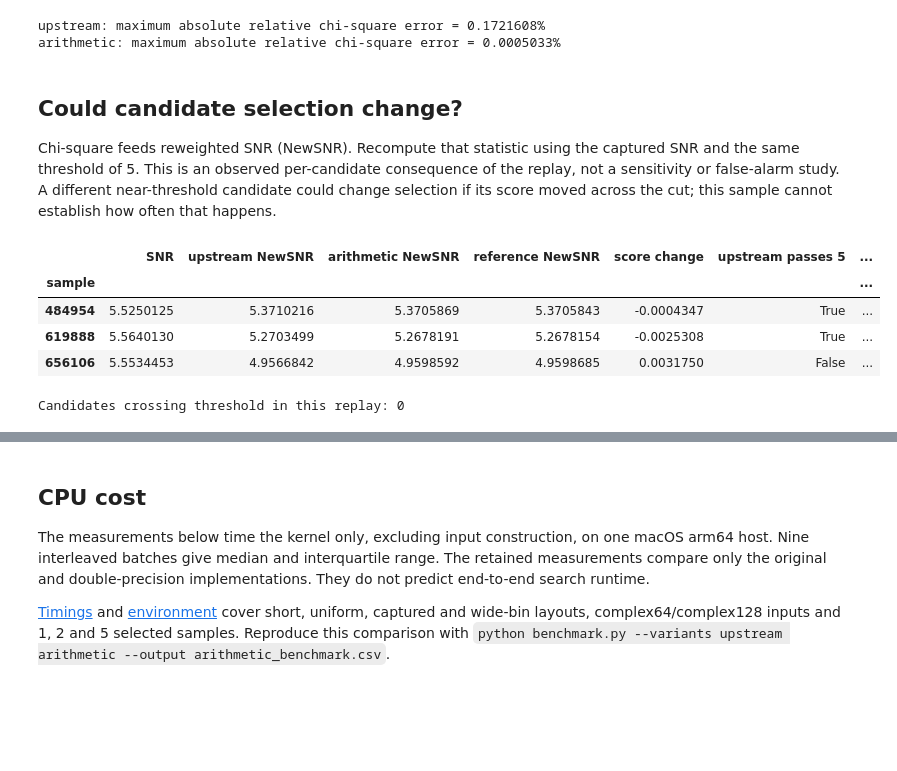
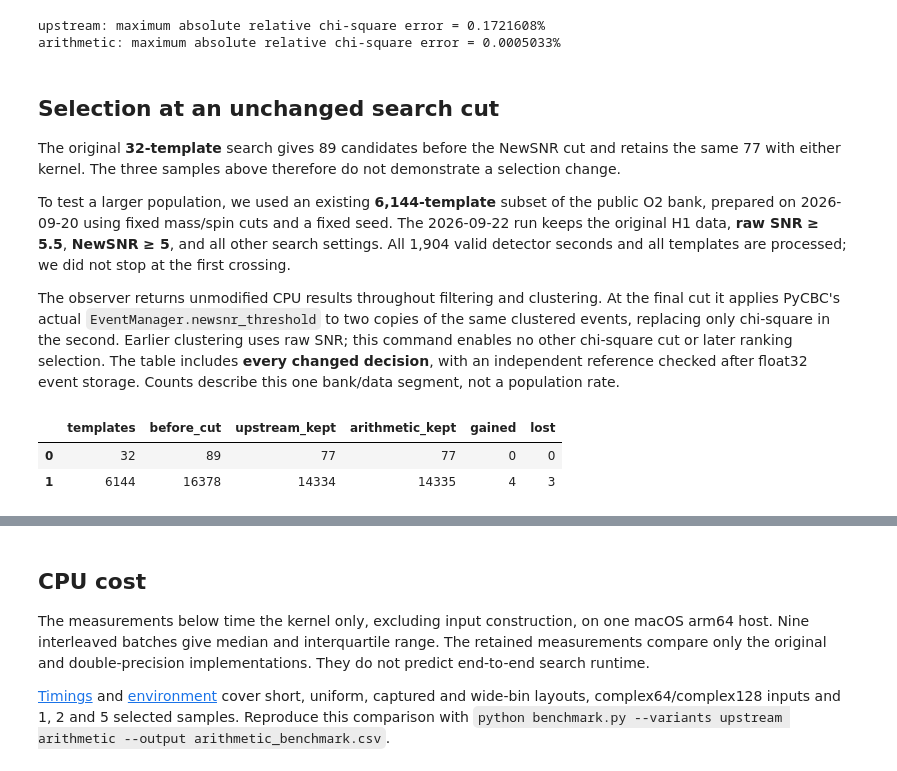
Before and after one commit to xangma/pycbc, a Jupyter notebook: examples/numerics/cpu_chisq_fixes/arithmetic_real_data.ipynb, the cells around one changed output, grey strips where cells are left out. Saved outputs shown, nothing was run; the diff lists cells and outputs as text; code cells hidden in the pictures; blank space fills up the shorter version.

Commit message:
Demonstrate fixed-cut H1 trigger changes from CPU arithmetic

```diff
--- a/examples/numerics/cpu_chisq_fixes/arithmetic_real_data.ipynb
+++ b/examples/numerics/cpu_chisq_fixes/arithmetic_real_data.ipynb
@@ -115,27 +123,51 @@ for label in modules:
 upstream: maximum absolute relative chi-square error = 0.1721608%
 arithmetic: maximum absolute relative chi-square error = 0.0005033%
 # %% [markdown]
-## Could candidate selection change?
+## Selection at an unchanged search cut
 
-Chi-square feeds reweighted SNR (NewSNR). Recompute that statistic using the captured SNR and the same threshold of 5. This is an observed per-candidate consequence of the replay, not a sensitivity or false-alarm study. A different near-threshold candidate could change selection if its score moved across the cut; this sample cannot establish how often that happens.
+The original **32-template** search gives 89 candidates before the NewSNR cut and retains the same 77 with either kernel. The three samples above therefore do not demonstrate a selection change.
+
+To test a larger population, we used an existing **6,144-template** subset of the public O2 bank, prepared on 2026-09-20 using fixed mass/spin cuts and a fixed seed. The 2026-09-22 run keeps the original H1 data, **raw SNR ≥ 5.5**, **NewSNR ≥ 5**, and all other search settings. All 1,904 valid detector seconds and all templates are processed; we did not stop at the first crossing.
+
+The observer returns unmodified CPU results throughout filtering and clustering. At the final cut it applies PyCBC's actual `EventManager.newsnr_threshold` to two copies of the same clustered events, replacing only chi-square in the second. Earlier clustering uses raw SNR; this command enables no other chi-square cut or later ranking selection. The table includes **every changed decision**, with an independent reference checked after float32 event storage. Counts describe this one bank/data segment, not a population rate.
 # %%
-rho = abs(snr) * norm
-scores = {label: newsnr(rho, chi / (2*p-2)) for label, chi in chisq.items()}
-scores['reference'] = newsnr(rho, reference_chisq / (2*p-2))
-selection = pd.DataFrame({
-    'SNR': rho, 'upstream NewSNR': scores['upstream'],
-    'arithmetic NewSNR': scores['arithmetic'], 'reference NewSNR': scores['reference'],
-    'score change': scores['arithmetic'] - scores['upstream'],
-    'upstream passes 5': scores['upstream'] >= 5,
-    'arithmetic passes 5': scores['arithmetic'] >= 5}, index=points)
-selection.index.name = 'sample'
-display(selection.style.format(precision=7))
-print('Candidates crossing threshold in this replay:',
-      np.count_nonzero((scores['upstream'] >= 5) != (scores['arithmetic'] >= 5)))
+import hashlib
+
+evidence = Path('selection')
+provenance = json.loads((evidence/'provenance.json').read_text())
+for filename, expected in provenance['sha256'].items():
+    assert hashlib.sha256((evidence/filename).read_bytes()).hexdigest() == expected
+
+for run in provenance['runs']:
+    population = pd.read_csv(evidence/f"candidates-{run['templates']}.csv.gz",
+                             float_precision='round_trip')
+    assert len(population) == run['before_cut']
+    for label in ['upstream', 'arithmetic']:
+        # EventManager divides float32 chi-square by its int64 DOF array.
+        computed = newsnr(population['rho'].to_numpy(dtype=np.float32),
+                          population[label].to_numpy(dtype=np.float32) /
+                          population['dof'].to_numpy(dtype=np.int64))
+        np.testing.assert_allclose(computed, population[label+'_newsnr'], rtol=1e-14)
+        assert np.array_equal(computed >= 5, population[label+'_pass'])
+        assert (computed >= 5).sum() == run[label+'_kept']
+    old, new = population.upstream_pass, population.arithmetic_pass
+    assert ((~old) & new).sum() == run['gained']
+    assert (old & (~new)).sum() == run['lost']
+
+population = pd.read_csv(evidence/'candidates-6144.csv.gz', float_precision='round_trip')
+
+counts = pd.DataFrame(provenance['runs'])
+display(counts[['templates', 'before_cut', 'upstream_kept',
+                'arithmetic_kept', 'gained', 'lost']])
+changed = population[population.upstream_pass != population.arithmetic_pass]
+assert len(changed) == int(counts.loc[counts.templates == 6144, 'changed'].iloc[0])
+assert np.array_equal(changed.reference_float32_newsnr >= 5, changed.arithmetic_pass)
+display(changed[['template_hash', 'gps', 'rho', 'upstream_newsnr',
+                 'arithmetic_newsnr', 'reference_float32_newsnr',
+                 'upstream_pass', 'arithmetic_pass']].style.format({
+    'gps': '{:.6f}', 'rho': '{:.6f}', 'upstream_newsnr': '{:.7f}',
+    'arithmetic_newsnr': '{:.7f}', 'reference_float32_newsnr': '{:.7f}'}))
 # %% [output]
-|  | SNR | upstream NewSNR | arithmetic NewSNR | reference NewSNR | score change | upstream passes 5 | ... |
-| sample |  |  |  |  |  |  | ... |
-| 484954 | 5.5250125 | 5.3710216 | 5.3705869 | 5.3705843 | -0.0004347 | True | ... |
-| 619888 | 5.5640130 | 5.2703499 | 5.2678191 | 5.2678154 | -0.0025308 | True | ... |
-| 656106 | 5.5534453 | 4.9566842 | 4.9598592 | 4.9598685 | 0.0031750 | False | ... |
+|  | templates | before_cut | upstream_kept | arithmetic_kept | gained | lost |
+| 0 | 32 | 89 | 77 | 77 | 0 | 0 |
+| 1 | 6144 | 16378 | 14334 | 14335 | 4 | 3 |
-Candidates crossing threshold in this replay: 0
```
Also changed, not shown: parts of 6 cells of this notebook, 16 other files.
